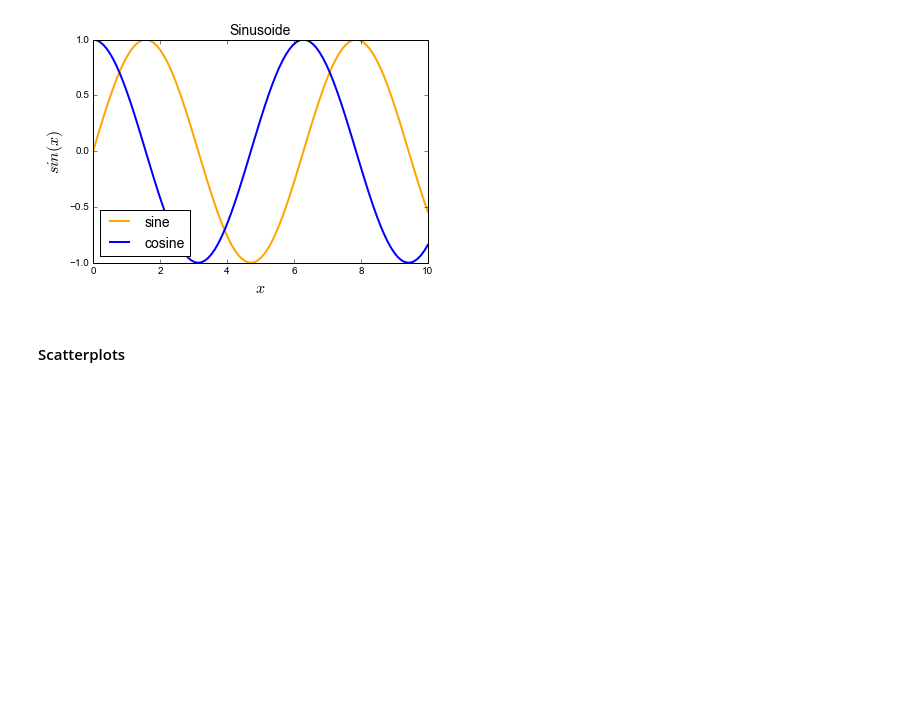
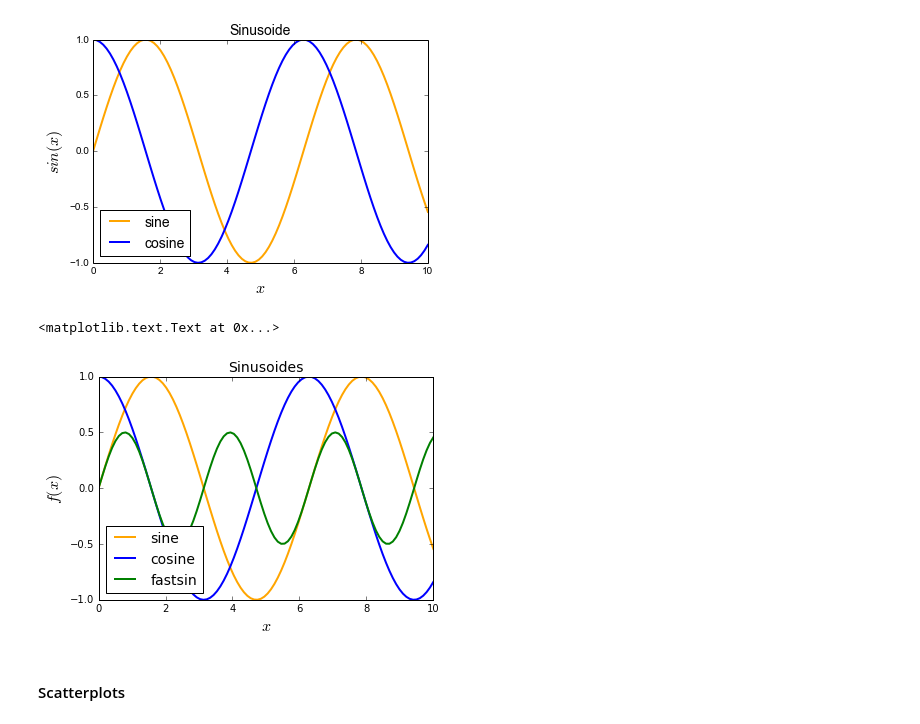
Before and after one commit to chagaz/ma2823_2016, a Jupyter notebook: lab_notebooks/Lab 1 2016-09-14 Scientific Python.ipynb, the cells around one changed output. Drawn from its saved outputs; the diff is of its cells as text; code cells hidden in the pictures; blank space fills up the shorter version.

```diff
--- a/lab_notebooks/Lab 1 2016-09-14 Scientific Python.ipynb
+++ b/lab_notebooks/Lab 1 2016-09-14 Scientific Python.ipynb
@@ -251,6 +270,16 @@ plt.savefig("my_sinusoide.png")
 # %%
 # Add to the previous plot a sinusoide of half the amplitude and twice the frequency of the sine one.
 # Plot the line in green and give each line a different line style.
+plt.plot(x, y, color='orange', linewidth=2, label='sine')
+plt.plot(x, np.cos(x), color='blue', linewidth=2, label='cosine')
+plt.plot(x,np.sin(2*x)/2,color='green',linewidth=2,label='fastsin',linestyle='-')
+plt.legend(loc='lower left', fontsize=14)
+plt.title("Sinusoides", fontsize=14)
+plt.xlabel("$x$", fontsize=16)
+plt.ylabel("$f(x)$", fontsize=16)
+# %% [output]
+<matplotlib.text.Text at 0x...>
+[figure, added]
 # %% [markdown]
 #### Scatterplots
 # %%
```
Also changed, not shown: parts of 34 cells of this notebook.
